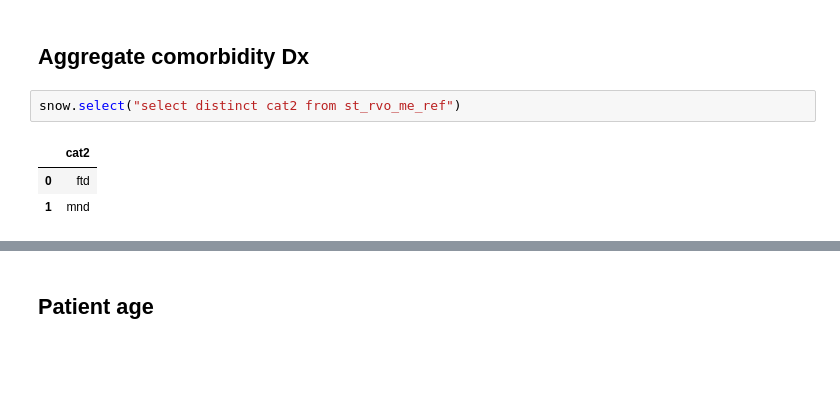
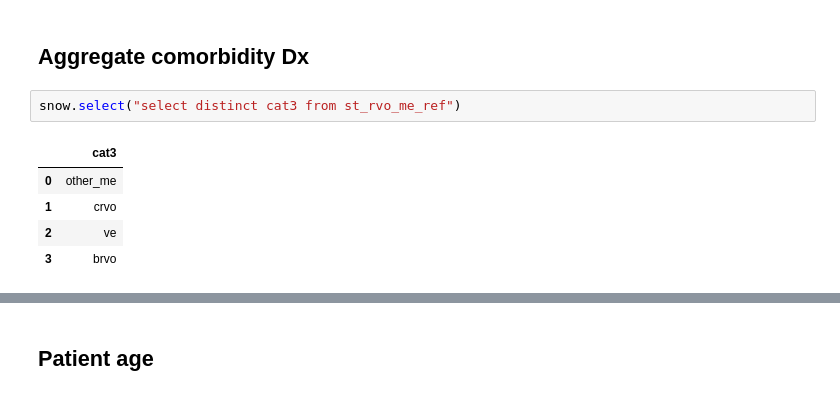
Before and after one commit to swaralit/Scoping_2018, a Jupyter notebook: Ravdeep/Macular edema in RVO.ipynb, the cells around one changed output, grey strips where cells are left out. Drawn from its saved outputs; the diff is of its cells as text; blank space fills up the shorter version.

```diff
--- a/Ravdeep/Macular edema in RVO.ipynb
+++ b/Ravdeep/Macular edema in RVO.ipynb
@@ -598,11 +591,13 @@ Query started at 05:54:28 PM GMT Daylight Time; Query executed in 0.04 m
 # %% [markdown]
 ## Aggregate comorbidity Dx
 # %%
-snow.select("select distinct cat2 from st_rvo_me_ref")
+snow.select("select distinct cat3 from st_rvo_me_ref")
 # %% [output]
-|  | cat2 |
-| 0 | ftd |
-| 1 | mnd |
+|  | cat3 |
+| 0 | other_me |
+| 1 | crvo |
+| 2 | ve |
+| 3 | brvo |
 # %%
 %%read_sql
 
```
Also changed, not shown: parts of 42 cells of this notebook, 3 other files.
